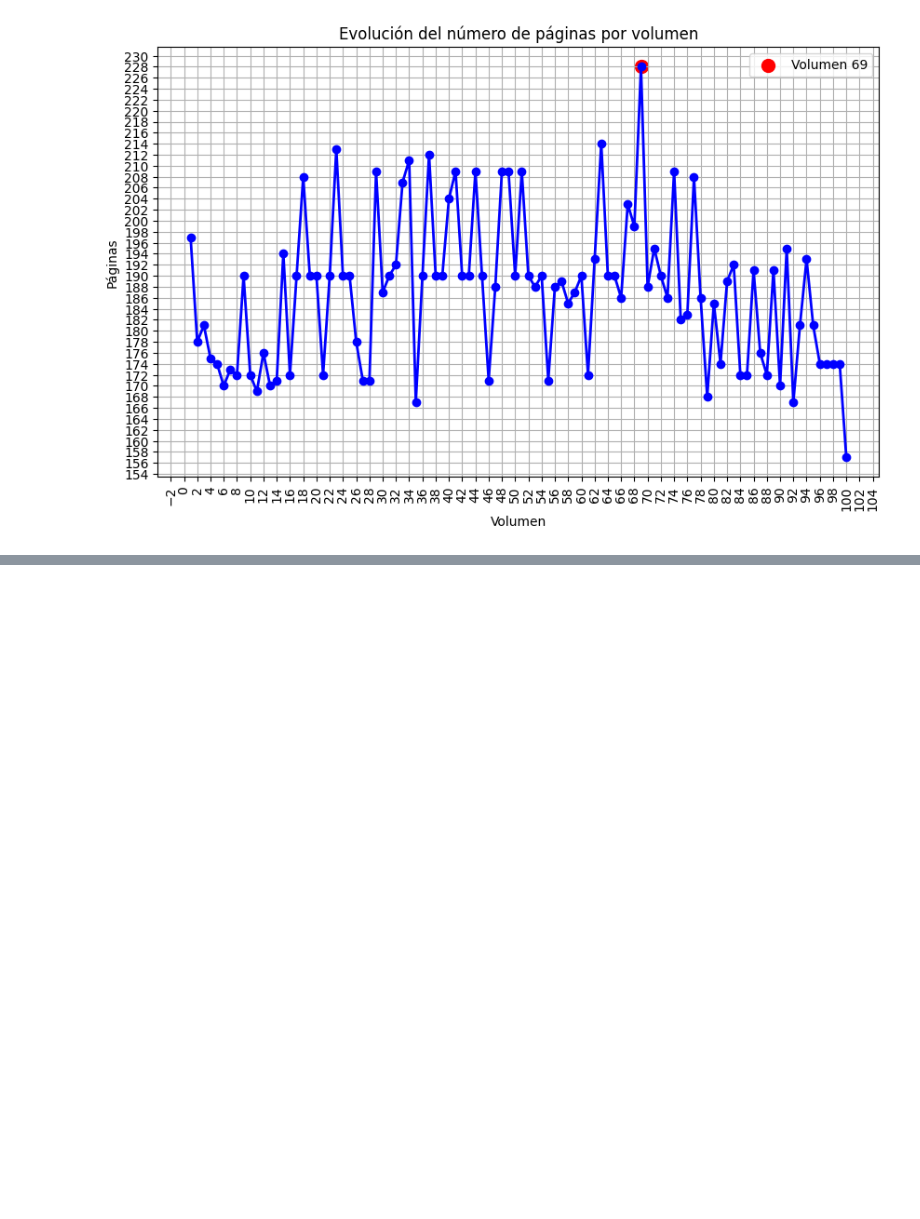
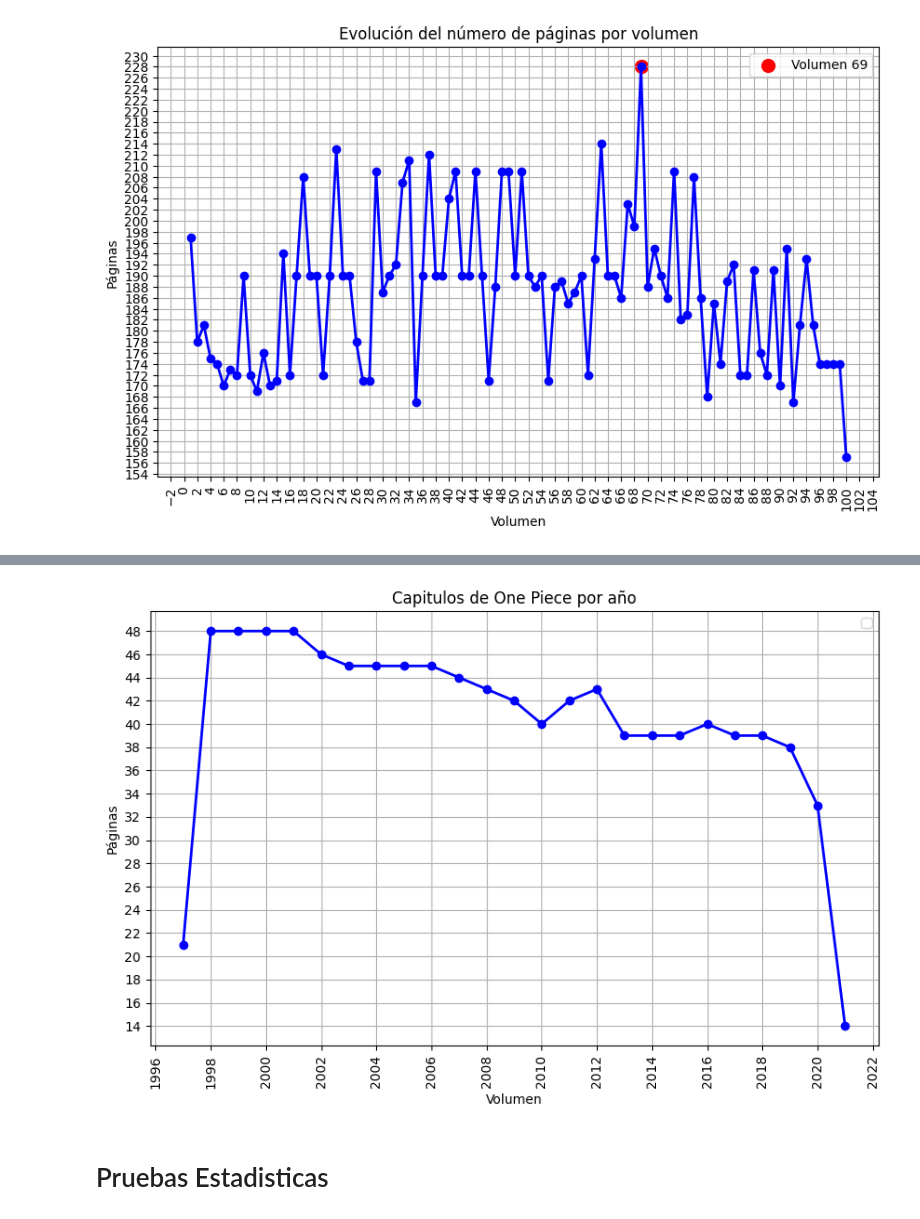
Before and after one commit to Liberatofco/MineriaDatos, a Jupyter notebook: Mineria_de_Datos.ipynb, the cells around one changed output, grey strips where cells are left out. Cells and saved outputs as stored; diff of their text form; code cells hidden in the pictures; blank space fills up the shorter version.

```diff
--- a/Mineria_de_Datos.ipynb
+++ b/Mineria_de_Datos.ipynb
@@ -205,3 +195,29 @@ plt.gca().xaxis.set_major_locator(ticker.MultipleLocator(2))
 plt.show()
 # %% [output]
 [figure]
+# %%
+capitulos_por_año = capitulosop.groupby('Anio')['Numero_capitulo'].count()
+
+plt.figure(figsize=(10, 6))
+plt.plot(capitulos_por_año .index, capitulos_por_año .values, marker='o', color='blue', linewidth=2)
+
+volumen_pico_maximo = capitulos_por_año .idxmax()
+numero_paginas_pico_maximo = capitulos_por_año .max()
+
+
+plt.xlabel('Volumen')
+plt.ylabel('Páginas')
+plt.title('Capitulos de One Piece por año')
+plt.xticks(rotation=90)
+plt.grid(True)
+plt.legend()
+
+# Ajusta el tamaño de fuente en el eje y y establece los ticks en incrementos de 2
+plt.tick_params(axis='y', labelsize=10)
+plt.gca().yaxis.set_major_locator(ticker.MultipleLocator(2))
+
+# Establece los ticks en el eje x en incrementos de 2
+plt.gca().xaxis.set_major_locator(ticker.MultipleLocator(2))
+
+plt.show()
+# %% [output]
@@ -207,0 +225,3 @@ plt.show()
+[figure, added]
+# %% [markdown]
+# Pruebas Estadisticas
```
Also changed, not shown: parts of 30 cells of this notebook.
